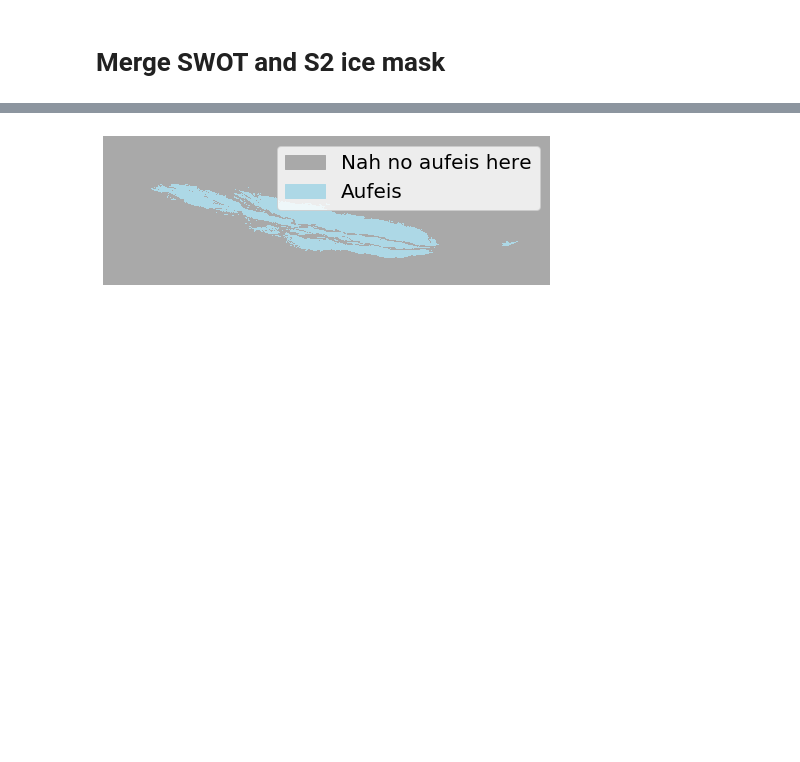
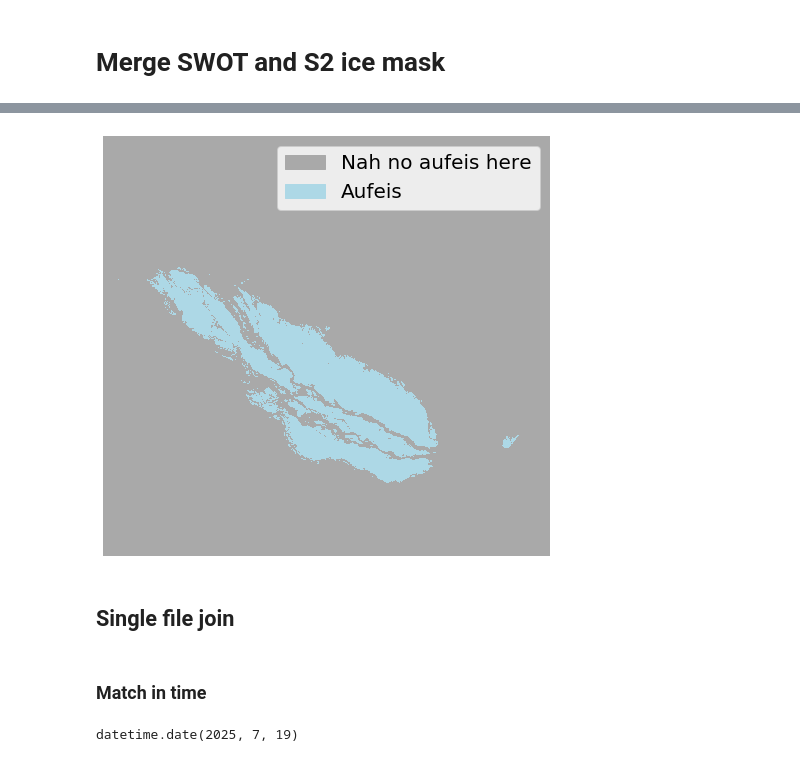
Before and after one commit to mlmac-seid/SWOT-aufeis, a Jupyter notebook: 3.0_merge_SWOT_Sentinel2.ipynb, the cells around one changed output, grey strips where cells are left out. Saved outputs shown, nothing was run; the diff lists cells and outputs as text; code cells hidden in the pictures; blank space fills up the shorter version.

Commit message:
SWOT S2 merge & plotting

```diff
--- a/3.0_merge_SWOT_Sentinel2.ipynb
+++ b/3.0_merge_SWOT_Sentinel2.ipynb
@@ -59,11 +88,11 @@ Index(['longitude', 'latitude', 'phase_noise_std', 'waterfrac', 'geolocqual',
 # %%
 # ------------ load snow mask data ------------
 
-# filepaths
-filepath = "../../../../shared_space/SWOT_Aufeis/snow_mask/snow_mask_latlon/poly_01_20250719_snow.tif"
+# filepath
+filepath = "../../../../shared_space/SWOT_Aufeis/snow_mask/poly_01_20250719_snow.tif"
 snowmask_src = rasterio.open(filepath)
 
-# Read HLS band 1 data
+# Read band 1
 snowmask_20250603 = snowmask_src.read(1)
 # %%
 # %%bash
@@ -83,26 +105,38 @@ pj_obj_create: Open of /opt/conda/share/proj failed
 # %%
-# plot the snow mask!
+# plot the ice mask!
 
 import matplotlib.colors as mcolors
 import matplotlib.patches as mpatches
 
-# Define custom colormap: 0 = dark gray, 1 = light blue
+# Colormap: 0 = dark gray, 1 = light blue
 cmap = mcolors.ListedColormap(['darkgray', 'lightblue'])
 bounds = [-0.5, 0.5, 1.5]
 norm = mcolors.BoundaryNorm(bounds, cmap.N)
 
 # Plot
 plt.figure(figsize=(8, 8))
 plt.imshow(snowmask_20250603, cmap=cmap, norm=norm)
 plt.axis('off')
-
-# legend
-legend_patches = [
-    mpatches.Patch(color='darkgray', label='Nah no aufeis here'),
-    mpatches.Patch(color='lightblue', label='Aufeis')
-]
+legend_patches = [mpatches.Patch(color='darkgray', label='Nah no aufeis here'),
+    mpatches.Patch(color='lightblue', label='Aufeis')]
 plt.legend(handles=legend_patches, loc='upper right', frameon=True, fontsize=20)
-
 plt.show()
 # %% [output]
-[figure, old version]
+[figure, new version]
+# %% [markdown]
+## Single file join
+# %% [markdown]
+### Match in time
+# %%
+# Extract the S2 ice mask date
+
+# get just the filename
+filename = os.path.basename(filepath)
+# Extract the YYYYMMDD part
+date_str = filename.split("_")[2]
+
+# Convert to datetime.date
+icemask_date = datetime.strptime(date_str, "%Y%m%d").date()
+icemask_date
+# %% [output]
+datetime.date(2025, 7, 19)
```
Also changed, not shown: parts of 27 cells of this notebook.
